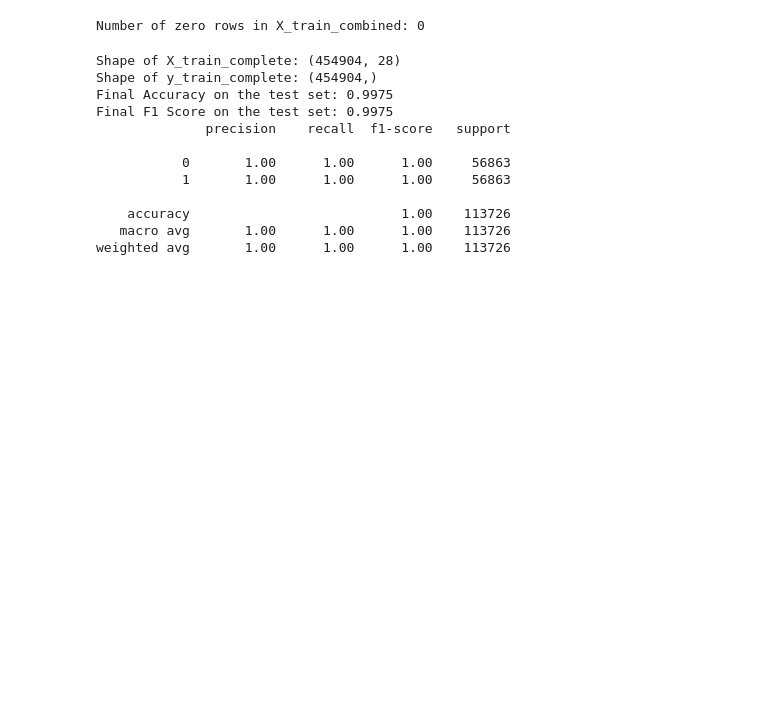
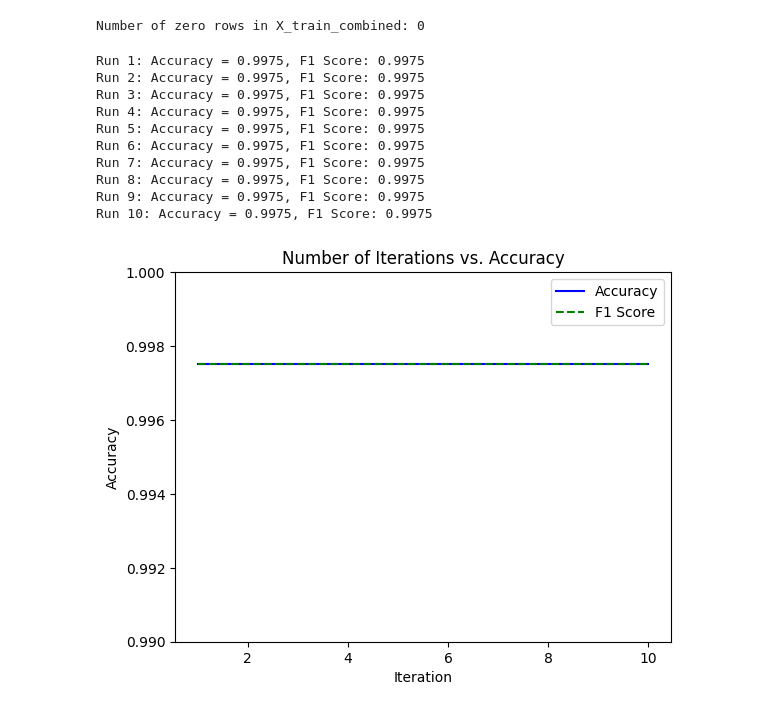
Before and after one commit to hylke35/PatternRecognition, a Jupyter notebook: task2.ipynb, the cells around one changed output. Saved outputs shown, nothing was run; the diff lists cells and outputs as text; code cells hidden in the pictures; blank space fills up the shorter version.

```diff
--- a/task2.ipynb
+++ b/task2.ipynb
@@ -115,31 +152,42 @@ Number of zero rows in X_train_combined: 0
 X_train_complete = np.vstack((X_train_lab, X_train_unlab))
 y_train_complete = label_prop_model.transduction_
 
-print(f'Shape of X_train_complete: {X_train_complete.shape}')
-print(f'Shape of y_train_complete: {y_train_complete.shape}')
+num_repeats = 10
+accuracies_final = []
+f1scores_final = []
 
-assert X_train_complete.shape[0] == y_train_complete.shape[0], "Mismatch between features and labels"
+for i in range(num_repeats):
+    best_svm.fit(X_train_complete, y_train_complete)
 
-best_svm.fit(X_train_complete, y_train_complete)
+    y_pred_test_final = best_svm.predict(X_test)
 
-y_pred_test_final = best_svm.predict(X_test)
+    accuracy = accuracy_score(y_test, y_pred_test_final)
+    f1 = f1_score(y_test, y_pred_test_final)
 
-accuracy_final = accuracy_score(y_test, y_pred_test_final)
-f1_final = f1_score(y_test, y_pred_test_final)
+    f1scores_final.append(f1)
+    accuracies_final.append(accuracy)
 
-print(f'Final Accuracy on the test set: {accuracy_final:.4f}')
-print(f'Final F1 Score on the test set: {f1_final:.4f}')
-print(classification_report(y_test, y_pred_test_final))
+    print(f'Run {i+1}: Accuracy = {accuracy:.4f}, F1 Score: {f1:.4f}')
 # %% [output]
-Shape of X_train_complete: (454904, 28)
-Shape of y_train_complete: (454904,)
-Final Accuracy on the test set: 0.9975
-Final F1 Score on the test set: 0.9975
-              precision    recall  f1-score   support
-
-           0       1.00      1.00      1.00     56863
-           1       1.00      1.00      1.00     56863
-
-    accuracy                           1.00    113726
-   macro avg       1.00      1.00      1.00    113726
-weighted avg       1.00      1.00      1.00    113726
+Run 1: Accuracy = 0.9975, F1 Score: 0.9975
+Run 2: Accuracy = 0.9975, F1 Score: 0.9975
+Run 3: Accuracy = 0.9975, F1 Score: 0.9975
+Run 4: Accuracy = 0.9975, F1 Score: 0.9975
+Run 5: Accuracy = 0.9975, F1 Score: 0.9975
+Run 6: Accuracy = 0.9975, F1 Score: 0.9975
+Run 7: Accuracy = 0.9975, F1 Score: 0.9975
+Run 8: Accuracy = 0.9975, F1 Score: 0.9975
+Run 9: Accuracy = 0.9975, F1 Score: 0.9975
+Run 10: Accuracy = 0.9975, F1 Score: 0.9975
+# %%
+plt.plot(iterations, accuracies_final, marker='', linestyle='-', label='Accuracy', color='blue')
+plt.plot(iterations, f1scores_final, marker='', linestyle='--', label='F1 Score', color='green')
+plt.ylim([0.99, 1.0])
+
+plt.xlabel('Iteration')
+plt.ylabel('Accuracy')
+plt.title('Number of Iterations vs. Accuracy')
+plt.legend()
+plt.show()
+# %% [output]
+[figure, added]
```
Also changed, not shown: parts of 7 cells of this notebook.
